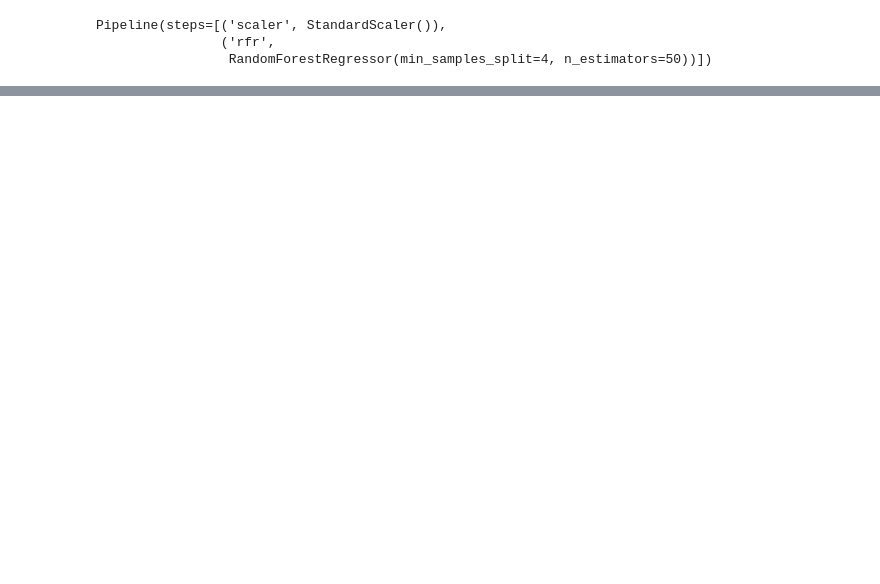
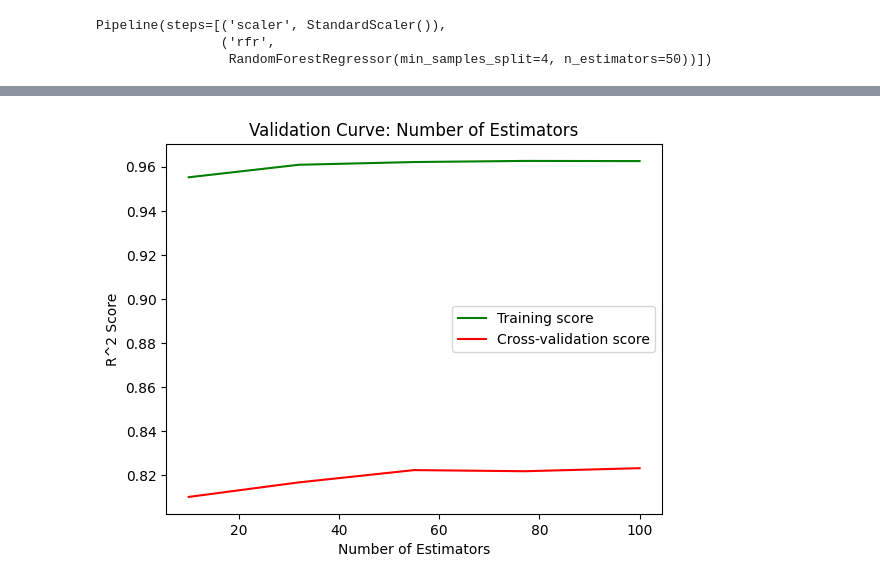
Before and after one commit to JFSOFML/USF_IEX_Git, a Jupyter notebook: Housing_Regression_Project/Housing_Regression3.ipynb, the cells around one changed output, grey strips where cells are left out. Saved outputs shown, nothing was run; the diff lists cells and outputs as text; code cells hidden in the pictures; blank space fills up the shorter version.

```diff
--- a/Housing_Regression_Project/Housing_Regression3.ipynb
+++ b/Housing_Regression_Project/Housing_Regression3.ipynb
@@ -137,0 +159,19 @@ r2
+# %%
+# Validation Curve
+param_range = np.linspace(10, 100, 5).astype(int)
+train_scores, test_scores = validation_curve(
+    pipeline, X_train, y_train, param_name='rfr__n_estimators', param_range=param_range, cv=10, scoring="r2"
+)
+train_mean = np.mean(train_scores, axis=1)
+test_mean = np.mean(test_scores, axis=1)
+
+plt.figure()
+plt.plot(param_range, train_mean, label='Training score', color = "green")
+plt.plot(param_range, test_mean, label='Cross-validation score', color = "red")
+plt.title("Validation Curve: Number of Estimators")
+plt.xlabel("Number of Estimators")
+plt.ylabel("R^2 Score")
+plt.legend()
+plt.show()
+# %% [output]
+[figure, added]
```
Also changed, not shown: parts of 8 cells of this notebook, 6 other files.
